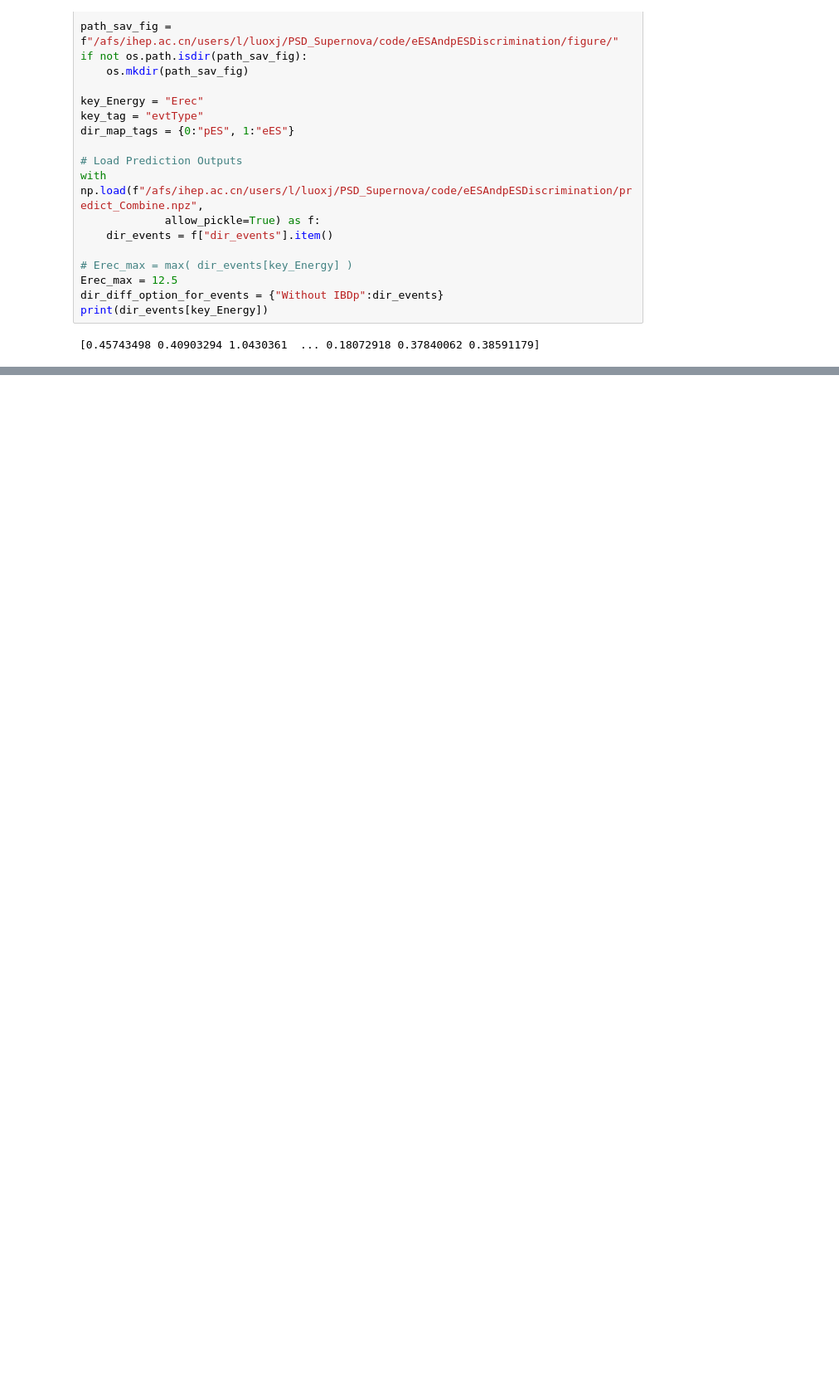
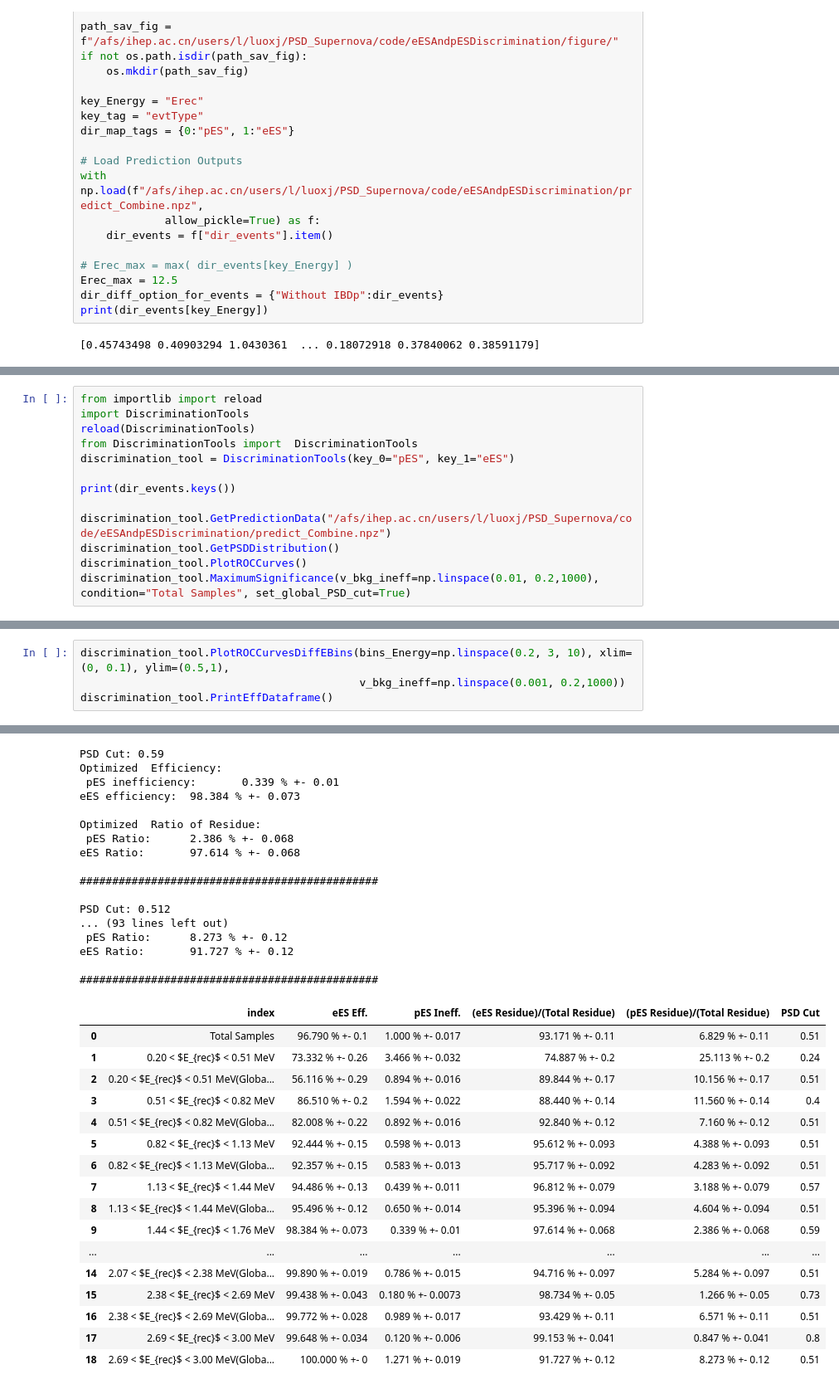
Before and after one commit to jack595/sk_DSNB, a Jupyter notebook: PSD_Supernova/code/eESAndpESDiscrimination/StudyPredictOutput.ipynb, the cells around one changed output, grey strips where cells are left out. Shown: that part at 83% size. Cells and saved outputs as stored; diff of their text form; blank space fills up the shorter version.

```diff
--- a/PSD_Supernova/code/eESAndpESDiscrimination/StudyPredictOutput.ipynb
+++ b/PSD_Supernova/code/eESAndpESDiscrimination/StudyPredictOutput.ipynb
@@ -184,0 +41,13 @@ NameError: name 'compare_with_coti' is not defined
+# %%
+from importlib import reload
+import DiscriminationTools
+reload(DiscriminationTools)
+from DiscriminationTools import  DiscriminationTools
+discrimination_tool = DiscriminationTools(key_0="pES", key_1="eES")
+
+print(dir_events.keys())
+
+discrimination_tool.GetPredictionData("/afs/ihep.ac.cn/users/l/luoxj/PSD_Supernova/code/eESAndpESDiscrimination/predict_Combine.npz")
+discrimination_tool.GetPSDDistribution()
+discrimination_tool.PlotROCCurves()
+discrimination_tool.MaximumSignificance(v_bkg_ineff=np.linspace(0.01, 0.2,1000), condition="Total Samples", set_global_PSD_cut=True)
@@ -184,0 +72,5 @@ NameError: name 'compare_with_coti' is not defined
+# %%
+discrimination_tool.PlotROCCurvesDiffEBins(bins_Energy=np.linspace(0.2, 3, 10), xlim=(0, 0.1), ylim=(0.5,1),
+                                           v_bkg_ineff=np.linspace(0.001, 0.2,1000))
+discrimination_tool.PrintEffDataframe()
+# %% [output]
@@ -184,0 +95,34 @@ NameError: name 'compare_with_coti' is not defined
+PSD Cut: 0.59
+Optimized  Efficiency:
+ pES inefficiency:       0.339 % +- 0.01
+eES efficiency:  98.384 % +- 0.073
+
+Optimized  Ratio of Residue:
+ pES Ratio:      2.386 % +- 0.068
+eES Ratio:       97.614 % +- 0.068
+
+##############################################
+
+PSD Cut: 0.512
+... (93 lines left out)
+ pES Ratio:      8.273 % +- 0.12
+eES Ratio:       91.727 % +- 0.12
+
+##############################################
+|  | index | eES Eff. | pES Ineff. | (eES Residue)/(Total Residue) | (pES Residue)/(Total Residue) | PSD Cut |
+| 0 | Total Samples | 96.790 % +- 0.1 | 1.000 % +- 0.017 | 93.171 % +- 0.11 | 6.829 % +- 0.11 | 0.51 |
+| 1 | 0.20 < $E_{rec}$ < 0.51 MeV | 73.332 % +- 0.26 | 3.466 % +- 0.032 | 74.887 % +- 0.2 | 25.113 % +- 0.2 | 0.24 |
+| 2 | 0.20 < $E_{rec}$ < 0.51 MeV(Globa... | 56.116 % +- 0.29 | 0.894 % +- 0.016 | 89.844 % +- 0.17 | 10.156 % +- 0.17 | 0.51 |
+| 3 | 0.51 < $E_{rec}$ < 0.82 MeV | 86.510 % +- 0.2 | 1.594 % +- 0.022 | 88.440 % +- 0.14 | 11.560 % +- 0.14 | 0.4 |
+| 4 | 0.51 < $E_{rec}$ < 0.82 MeV(Globa... | 82.008 % +- 0.22 | 0.892 % +- 0.016 | 92.840 % +- 0.12 | 7.160 % +- 0.12 | 0.51 |
+| 5 | 0.82 < $E_{rec}$ < 1.13 MeV | 92.444 % +- 0.15 | 0.598 % +- 0.013 | 95.612 % +- 0.093 | 4.388 % +- 0.093 | 0.51 |
+| 6 | 0.82 < $E_{rec}$ < 1.13 MeV(Globa... | 92.357 % +- 0.15 | 0.583 % +- 0.013 | 95.717 % +- 0.092 | 4.283 % +- 0.092 | 0.51 |
+| 7 | 1.13 < $E_{rec}$ < 1.44 MeV | 94.486 % +- 0.13 | 0.439 % +- 0.011 | 96.812 % +- 0.079 | 3.188 % +- 0.079 | 0.57 |
+| 8 | 1.13 < $E_{rec}$ < 1.44 MeV(Globa... | 95.496 % +- 0.12 | 0.650 % +- 0.014 | 95.396 % +- 0.094 | 4.604 % +- 0.094 | 0.51 |
+| 9 | 1.44 < $E_{rec}$ < 1.76 MeV | 98.384 % +- 0.073 | 0.339 % +- 0.01 | 97.614 % +- 0.068 | 2.386 % +- 0.068 | 0.59 |
+| ... | ... | ... | ... | ... | ... | ... |
+| 14 | 2.07 < $E_{rec}$ < 2.38 MeV(Globa... | 99.890 % +- 0.019 | 0.786 % +- 0.015 | 94.716 % +- 0.097 | 5.284 % +- 0.097 | 0.51 |
+| 15 | 2.38 < $E_{rec}$ < 2.69 MeV | 99.438 % +- 0.043 | 0.180 % +- 0.0073 | 98.734 % +- 0.05 | 1.266 % +- 0.05 | 0.73 |
+| 16 | 2.38 < $E_{rec}$ < 2.69 MeV(Globa... | 99.772 % +- 0.028 | 0.989 % +- 0.017 | 93.429 % +- 0.11 | 6.571 % +- 0.11 | 0.51 |
+| 17 | 2.69 < $E_{rec}$ < 3.00 MeV | 99.648 % +- 0.034 | 0.120 % +- 0.006 | 99.153 % +- 0.041 | 0.847 % +- 0.041 | 0.8 |
+| 18 | 2.69 < $E_{rec}$ < 3.00 MeV(Globa... | 100.000 % +- 0 | 1.271 % +- 0.019 | 91.727 % +- 0.12 | 8.273 % +- 0.12 | 0.51 |
```
Also changed, not shown: parts of 4 cells of this notebook, 1 other file.
